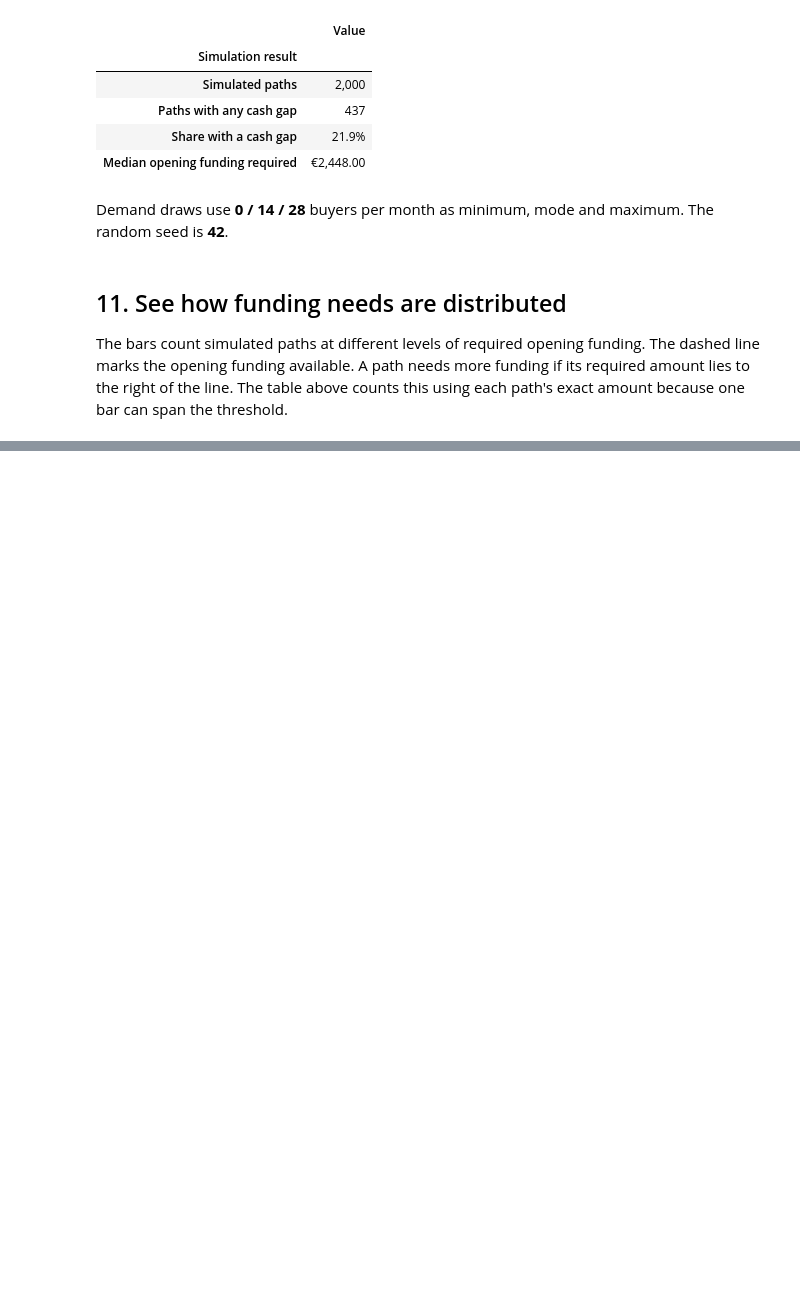
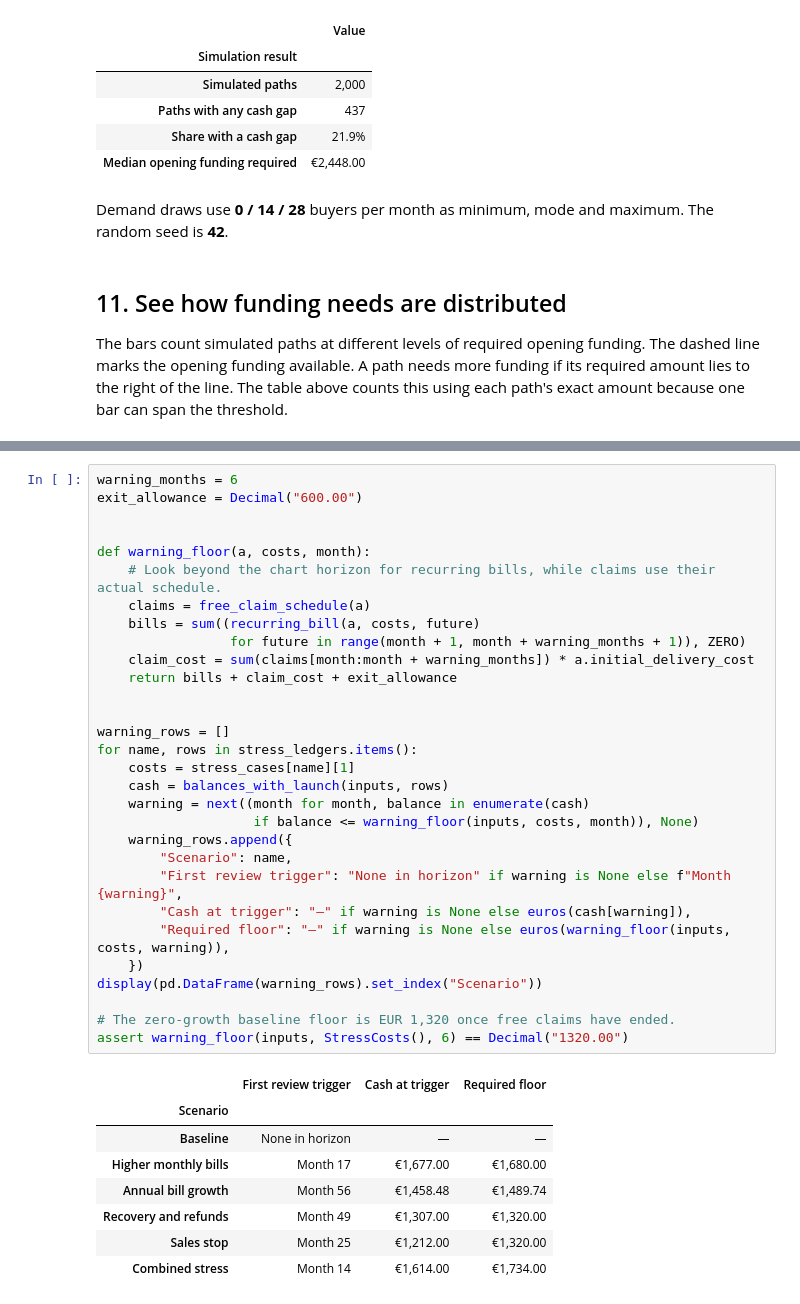
Before and after one commit to tanvirrubayet/fdp1-game-preservation, a Jupyter notebook: preservation_economics.ipynb, the cells around one changed output, grey strips where cells are left out. Drawn from its saved outputs; the diff is of its cells as text; blank space fills up the shorter version.

```diff
--- a/preservation_economics.ipynb
+++ b/preservation_economics.ipynb
@@ -714,0 +875,39 @@ The model starts at launch with no previous token issues. It uses hypothetical p
+# %%
+warning_months = 6
+exit_allowance = Decimal("600.00")
+
+
+def warning_floor(a, costs, month):
+    # Look beyond the chart horizon for recurring bills, while claims use their actual schedule.
+    claims = free_claim_schedule(a)
+    bills = sum((recurring_bill(a, costs, future)
+                 for future in range(month + 1, month + warning_months + 1)), ZERO)
+    claim_cost = sum(claims[month:month + warning_months]) * a.initial_delivery_cost
+    return bills + claim_cost + exit_allowance
+
+
+warning_rows = []
+for name, rows in stress_ledgers.items():
+    costs = stress_cases[name][1]
+    cash = balances_with_launch(inputs, rows)
+    warning = next((month for month, balance in enumerate(cash)
+                    if balance <= warning_floor(inputs, costs, month)), None)
+    warning_rows.append({
+        "Scenario": name,
+        "First review trigger": "None in horizon" if warning is None else f"Month {warning}",
+        "Cash at trigger": "—" if warning is None else euros(cash[warning]),
+        "Required floor": "—" if warning is None else euros(warning_floor(inputs, costs, warning)),
+    })
+display(pd.DataFrame(warning_rows).set_index("Scenario"))
+
+# The zero-growth baseline floor is EUR 1,320 once free claims have ended.
+assert warning_floor(inputs, StressCosts(), 6) == Decimal("1320.00")
+# %% [output]
+|  | First review trigger | Cash at trigger | Required floor |
+| Scenario |  |  |  |
+| Baseline | None in horizon | — | — |
+| Higher monthly bills | Month 17 | €1,677.00 | €1,680.00 |
+| Annual bill growth | Month 56 | €1,458.48 | €1,489.74 |
+| Recovery and refunds | Month 49 | €1,307.00 | €1,320.00 |
+| Sales stop | Month 25 | €1,212.00 | €1,320.00 |
+| Combined stress | Month 14 | €1,614.00 | €1,734.00 |
```
Also changed, not shown: parts of 10 cells of this notebook, 15 other files.
